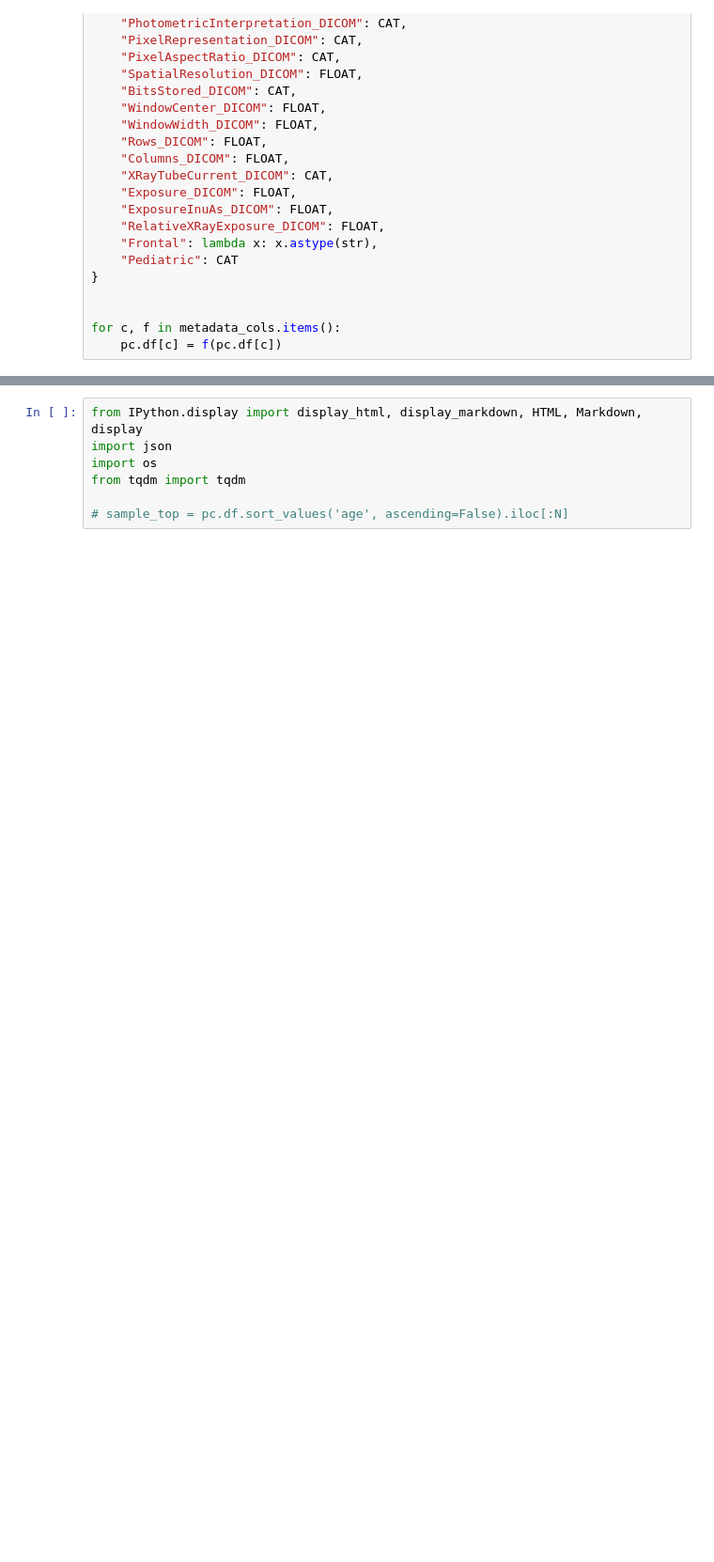
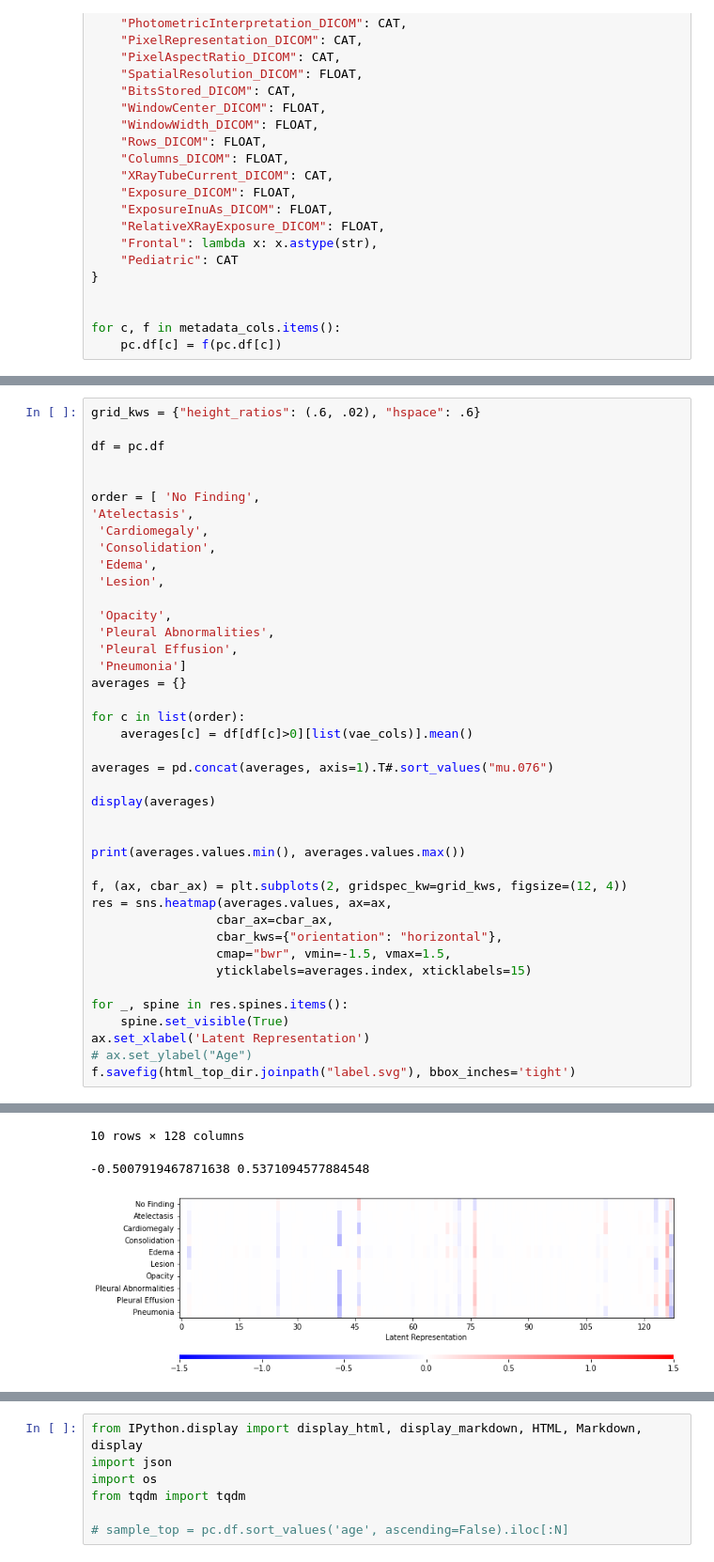
Before and after one commit to microsoft/MedImaging-ModelDriftMonitoring, a Jupyter notebook: experiments/experiment1_input_analysis/image_based_drift/dicom-vae-correlate.ipynb, the cells around one changed output, grey strips where cells are left out. Shown: that part at 94% size. Saved outputs shown, nothing was run; the diff lists cells and outputs as text; blank space fills up the shorter version.

```diff
--- a/experiments/experiment1_input_analysis/image_based_drift/dicom-vae-correlate.ipynb
+++ b/experiments/experiment1_input_analysis/image_based_drift/dicom-vae-correlate.ipynb
@@ -184,0 +430,42 @@ fig.show()
+# %%
+grid_kws = {"height_ratios": (.6, .02), "hspace": .6}
+
+df = pc.df
+
+
+order = [ 'No Finding',
+'Atelectasis',
+ 'Cardiomegaly',
+ 'Consolidation',
+ 'Edema',
+ 'Lesion',
+
+ 'Opacity',
+ 'Pleural Abnormalities',
+ 'Pleural Effusion',
+ 'Pneumonia']
+averages = {}
+
+for c in list(order):
+    averages[c] = df[df[c]>0][list(vae_cols)].mean()
+
+averages = pd.concat(averages, axis=1).T#.sort_values("mu.076")
+
+display(averages)
+
+
+print(averages.values.min(), averages.values.max())
+
+f, (ax, cbar_ax) = plt.subplots(2, gridspec_kw=grid_kws, figsize=(12, 4))
+res = sns.heatmap(averages.values, ax=ax,
+                 cbar_ax=cbar_ax,
+                 cbar_kws={"orientation": "horizontal"},
+                 cmap="bwr", vmin=-1.5, vmax=1.5,
+                 yticklabels=averages.index, xticklabels=15)
+
+for _, spine in res.spines.items():
+    spine.set_visible(True)
+ax.set_xlabel('Latent Representation')
+# ax.set_ylabel("Age")
+f.savefig(html_top_dir.joinpath("label.svg"), bbox_inches='tight')
+# %% [output]
@@ -184,0 +483,3 @@ fig.show()
+10 rows × 128 columns
+-0.5007919467871638 0.5371094577884548
+[figure, added]
```
Also changed, not shown: parts of 38 cells of this notebook, 32 other files.
